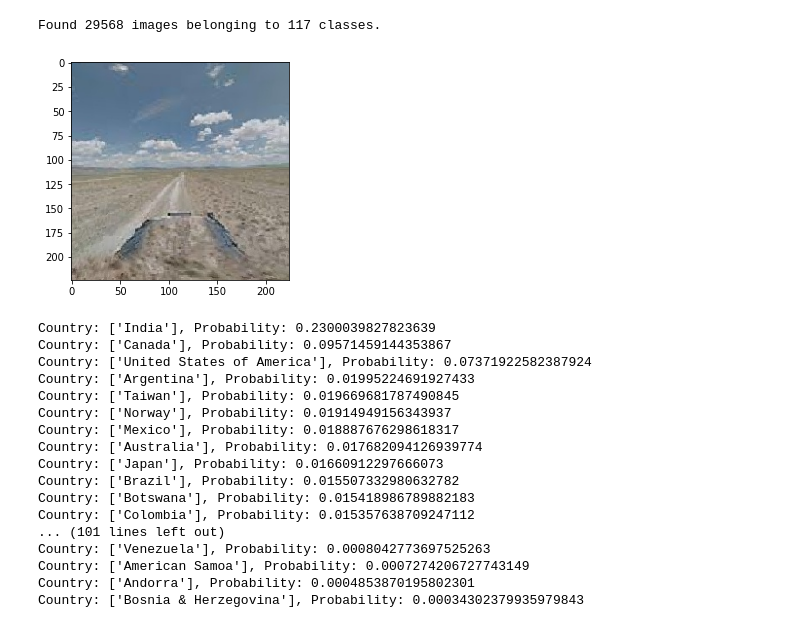
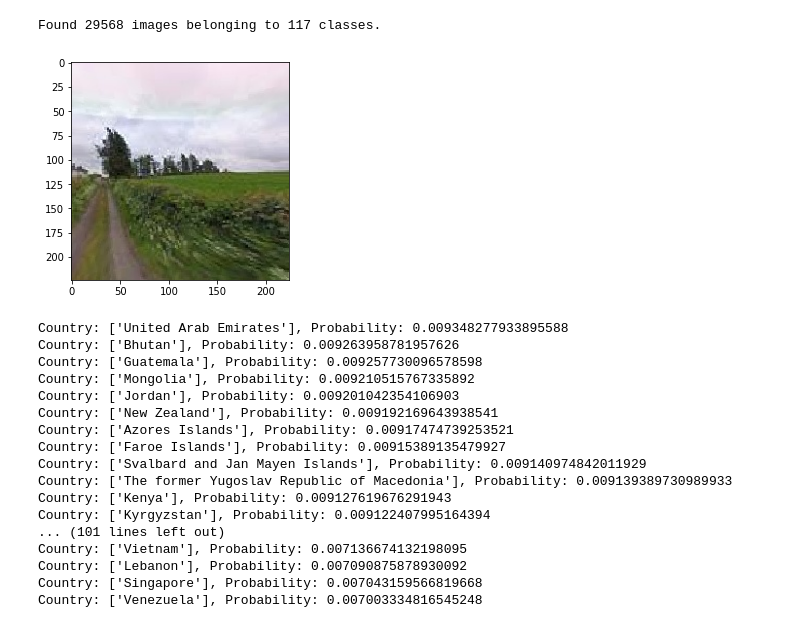
Before and after one commit to TheodorBeskow/Country-Guesser, a Jupyter notebook: srcpy/countryModel.ipynb, the cells around one changed output. Drawn from its saved outputs; the diff is of its cells as text; code cells hidden in the pictures.

```diff
--- a/srcpy/countryModel.ipynb
+++ b/srcpy/countryModel.ipynb
@@ -6,13 +6,20 @@ from tensorflow.keras.layers import Dense, GlobalAveragePooling2D
 base_model = ResNet50(weights='imagenet', include_top=False)
 # %%
 x = base_model.output
+
+
 x = GlobalAveragePooling2D()(x)
 
-x = Dense(256, activation='relu')(x)
+# x = LSTM(64)(x)
+# x = Dense(1024, activation='relu')(x)
+# x = Dropout(.5)(x)
+x = Dense(512, activation='relu')(x)
+x = Dropout(.5)(x)
+x = Dense(128, activation='relu')(x)
+x = Dropout(.5)(x)
+x = Dense(64, activation='relu')(x)
 
 predictions = Dense(117, activation='softmax')(x)
-
-predictions = tf.keras.layers.Dropout(0.5)(predictions)
 
 model = Model(inputs=base_model.input, outputs=predictions)
 
@@ -20,7 +27,7 @@ for layer in base_model.layers:
     layer.trainable = False
 
 # Should add metric=[...]
-model.compile(optimizer='rmsprop', loss='categorical_crossentropy')
+model.compile(optimizer='Adam', loss='categorical_crossentropy', metrics=['categorical_accuracy'])
 # %%
 from tensorflow.keras.preprocessing.image import ImageDataGenerator
 
@@ -34,14 +41,15 @@ validation_datagen = ImageDataGenerator(rescale=1./255)
 train_generator = train_datagen.flow_from_directory(
     train_data_dir,
     target_size=(224, 224),
-    batch_size=32,
+    batch_size=64,
     class_mode='categorical',
-    shuffle=True)
+    # shuffle=True
+    )
 
 validation_generator = validation_datagen.flow_from_directory(
     validation_data_dir,
     target_size=(224, 224),
-    batch_size=32,
+    batch_size=64,
     class_mode='categorical')
 # %% [output]
 Found 133426 images belonging to 117 classes.
@@ -51,9 +59,10 @@ import numpy as np
 
 class_counts = np.bincount(train_generator.classes) ** 0.3
 
-class_probabilities = class_counts / np.bincount(train_generator.classes)
+# class_probabilities = class_counts
+class_probabilities = 1 / np.bincount(train_generator.classes)
 class_probabilities = np.where(np.isinf(class_probabilities) | np.isnan(class_probabilities), 0, class_probabilities)
-
+# class_probabilities[44] = 0
 class_probabilities = class_probabilities / np.sum(class_probabilities)
 class_weights = {i: weight for i, weight in enumerate(class_probabilities)}
 
@@ -86,10 +95,12 @@ Vietnam: 0.04535058201586158
 # %%
 history = model.fit(
     train_generator,
-    steps_per_epoch=1000,
+    steps_per_epoch=200,
     epochs=4,
     validation_data=validation_generator,
-    validation_steps=100,
-    class_weight = class_weights)
+    validation_steps=30,
+    class_weight = class_weights,
+    verbose=1
+    )
 # %% [output]
 Epoch 1/4
@@ -140,46 +158,46 @@ Found 29568 images belonging to 117 classes.
 # %%
 from tensorflow.keras.preprocessing import image
 from sklearn.preprocessing import LabelEncoder
 import matplotlib.pyplot as plt
 
 # Load image
-img_path = r'..\Data\labledCountries\test\Mongolia\-HJY7GRr9lYn5fOORzdFew.jpg'
+img_path = r'..\Data\labledCountries\test\Ireland\-k1VSj7m5z79IEH3idNLyA.jpg'
 img = image.load_img(img_path, target_size=(224, 224))
 
 # Display the image
 plt.imshow(img)
 plt.show()
 
 # Preprocess image
 x = image.img_to_array(img)
 x = np.expand_dims(x, axis=0)
 x /= 255.0
 
 # Make prediction
 predictions = model.predict(x)
 
 # Print predictions in sorted order
 label_encoder = LabelEncoder()
 label_encoder.fit(list(class_names))
 
 for i in np.argsort(predictions[0])[::-1]:
     print(f'Country: {label_encoder.inverse_transform([i])}, Probability: {predictions[0][i]}')
 # %% [output]
-[figure, old version]
+[figure, new version]
-Country: ['India'], Probability: 0.2300039827823639
-Country: ['Canada'], Probability: 0.09571459144353867
-Country: ['United States of America'], Probability: 0.07371922582387924
-Country: ['Argentina'], Probability: 0.01995224691927433
-Country: ['Taiwan'], Probability: 0.019669681787490845
-Country: ['Norway'], Probability: 0.01914949156343937
-Country: ['Mexico'], Probability: 0.018887676298618317
-Country: ['Australia'], Probability: 0.017682094126939774
-Country: ['Japan'], Probability: 0.01660912297666073
-Country: ['Brazil'], Probability: 0.015507332980632782
-Country: ['Botswana'], Probability: 0.015418986789882183
-Country: ['Colombia'], Probability: 0.015357638709247112
+Country: ['United Arab Emirates'], Probability: 0.009348277933895588
+Country: ['Bhutan'], Probability: 0.009263958781957626
+Country: ['Guatemala'], Probability: 0.009257730096578598
+Country: ['Mongolia'], Probability: 0.009210515767335892
+Country: ['Jordan'], Probability: 0.009201042354106903
+Country: ['New Zealand'], Probability: 0.009192169643938541
+Country: ['Azores Islands'], Probability: 0.00917474739253521
+Country: ['Faroe Islands'], Probability: 0.00915389135479927
+Country: ['Svalbard and Jan Mayen Islands'], Probability: 0.009140974842011929
+Country: ['The former Yugoslav Republic of Macedonia'], Probability: 0.009139389730989933
+Country: ['Kenya'], Probability: 0.009127619676291943
+Country: ['Kyrgyzstan'], Probability: 0.009122407995164394
 ... (101 lines left out)
-Country: ['Venezuela'], Probability: 0.0008042773697525263
-Country: ['American Samoa'], Probability: 0.0007274206727743149
-Country: ['Andorra'], Probability: 0.0004853870195802301
-Country: ['Bosnia & Herzegovina'], Probability: 0.00034302379935979843
+Country: ['Vietnam'], Probability: 0.007136674132198095
+Country: ['Lebanon'], Probability: 0.007090875878930092
+Country: ['Singapore'], Probability: 0.007043159566819668
+Country: ['Venezuela'], Probability: 0.007003334816545248
```
Also changed, not shown: parts of 5 cells of this notebook.
